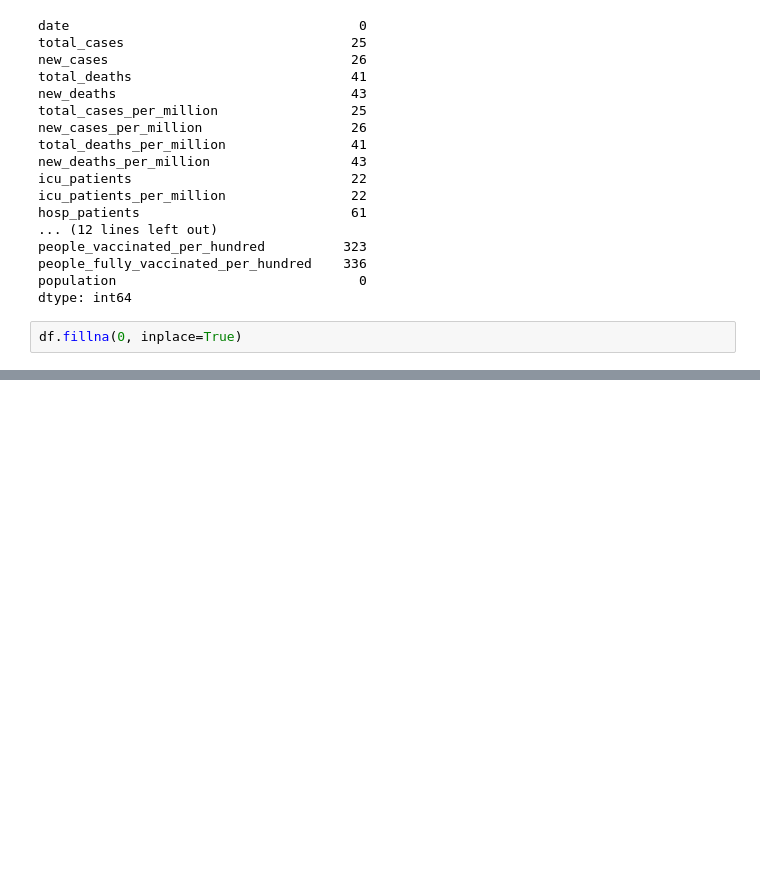
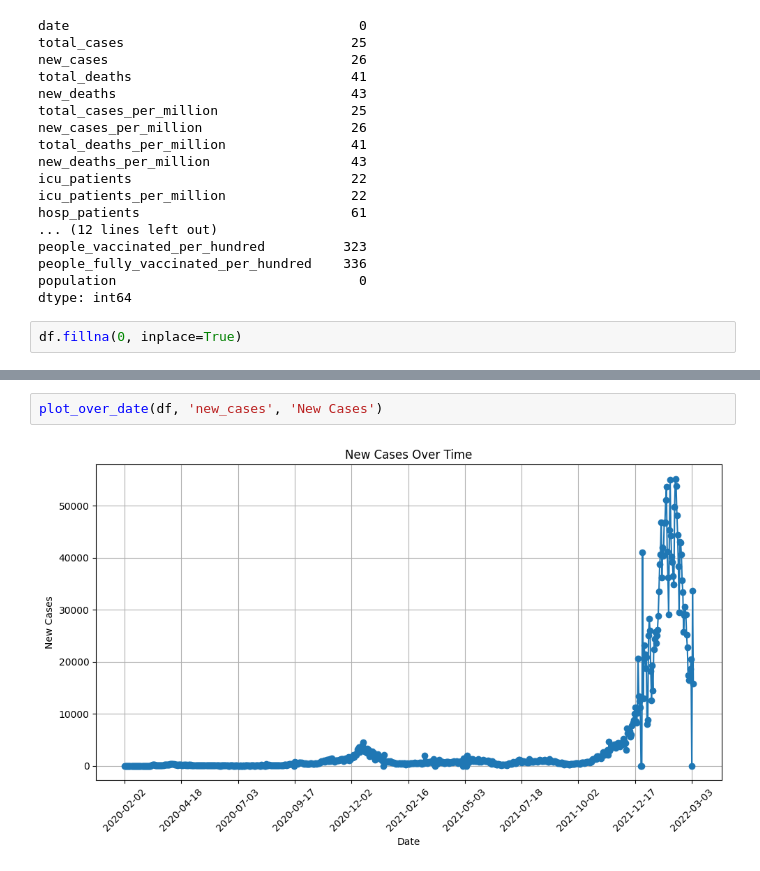
Before and after one commit to Peter537/Dat4-BI-MP1, a Jupyter notebook: denmark-covid-data.ipynb, the cells around one changed output, grey strips where cells are left out. Drawn from its saved outputs; the diff is of its cells as text; blank space fills up the shorter version.

```diff
--- a/denmark-covid-data.ipynb
+++ b/denmark-covid-data.ipynb
@@ -152,0 +201,4 @@ df.tail(10)
+# %%
+plot_over_date(df, 'new_cases', 'New Cases')
+# %% [output]
+[figure, added]
```
Also changed, not shown: parts of 10 cells of this notebook.
